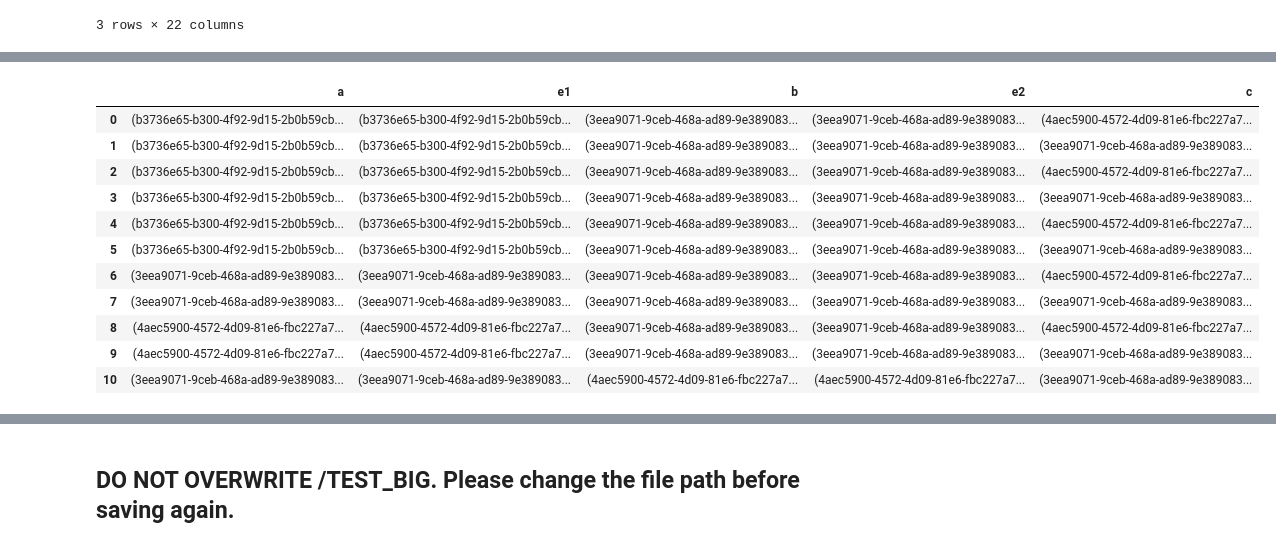
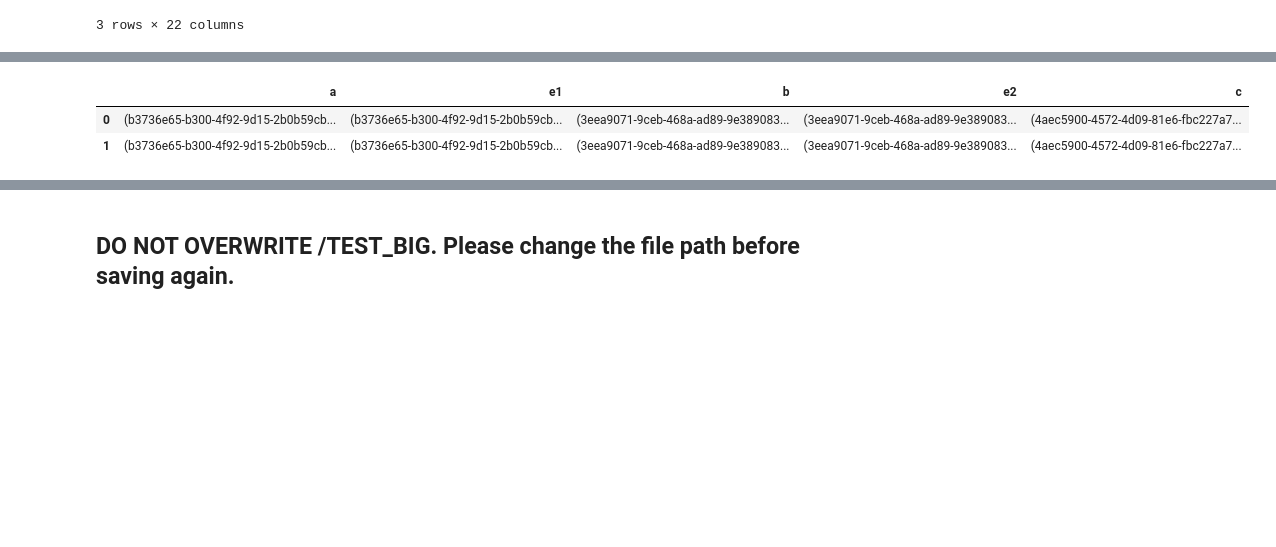
Before and after one commit to MBrend15/Public_Project_Repo, a Jupyter notebook: bam_create_graphframe_Edited.ipynb, the cells around one changed output, grey strips where cells are left out. Drawn from its saved outputs; the diff is of its cells as text; code cells hidden in the pictures; blank space fills up the shorter version.

```diff
--- a/bam_create_graphframe_Edited.ipynb
+++ b/bam_create_graphframe_Edited.ipynb
@@ -20,9 +43,4 @@ from graphframes import GraphFrame
 # %%
 # df_first_events.write.option("maxRecordsPerFile", 300000).mode("overwrite").parquet(f"{s3_url_trusted}/prod/graph/first_events")
 # %%
-df = spark.read.parquet(f"{s3_url_trusted}/prod/graph/first_events")\
-            .withColumn("image_path", getFileUDF(col("image_path"))) \
-            .withColumn("parent_image_path", getFileUDF(col("parent_image_path"))) \
-            .withColumn("new_path", getFileUDF(col("new_path"))) \
-            .withColumn("file_path", getFileUDF(col("file_path"))) \
-            .cache()
+df = readFirstEvents().cache()
@@ -420,18 +392,9 @@ g.edges.toPandas()
 # %%
-motifs2.toPandas()
+motifs2.limit(2).toPandas()
 # %% [output]
 |  | a | e1 | b | e2 | c |
 | 0 | (b3736e65-b300-4f92-9d15-2b0b59cb... | (b3736e65-b300-4f92-9d15-2b0b59cb... | (3eea9071-9ceb-468a-ad89-9e389083... | (3eea9071-9ceb-468a-ad89-9e389083... | (4aec5900-4572-4d09-81e6-fbc227a7... |
-| 1 | (b3736e65-b300-4f92-9d15-2b0b59cb... | (b3736e65-b300-4f92-9d15-2b0b59cb... | (3eea9071-9ceb-468a-ad89-9e389083... | (3eea9071-9ceb-468a-ad89-9e389083... | (3eea9071-9ceb-468a-ad89-9e389083... |
-| 2 | (b3736e65-b300-4f92-9d15-2b0b59cb... | (b3736e65-b300-4f92-9d15-2b0b59cb... | (3eea9071-9ceb-468a-ad89-9e389083... | (3eea9071-9ceb-468a-ad89-9e389083... | (4aec5900-4572-4d09-81e6-fbc227a7... |
-| 3 | (b3736e65-b300-4f92-9d15-2b0b59cb... | (b3736e65-b300-4f92-9d15-2b0b59cb... | (3eea9071-9ceb-468a-ad89-9e389083... | (3eea9071-9ceb-468a-ad89-9e389083... | (3eea9071-9ceb-468a-ad89-9e389083... |
-| 4 | (b3736e65-b300-4f92-9d15-2b0b59cb... | (b3736e65-b300-4f92-9d15-2b0b59cb... | (3eea9071-9ceb-468a-ad89-9e389083... | (3eea9071-9ceb-468a-ad89-9e389083... | (4aec5900-4572-4d09-81e6-fbc227a7... |
-| 5 | (b3736e65-b300-4f92-9d15-2b0b59cb... | (b3736e65-b300-4f92-9d15-2b0b59cb... | (3eea9071-9ceb-468a-ad89-9e389083... | (3eea9071-9ceb-468a-ad89-9e389083... | (3eea9071-9ceb-468a-ad89-9e389083... |
-| 6 | (3eea9071-9ceb-468a-ad89-9e389083... | (3eea9071-9ceb-468a-ad89-9e389083... | (3eea9071-9ceb-468a-ad89-9e389083... | (3eea9071-9ceb-468a-ad89-9e389083... | (4aec5900-4572-4d09-81e6-fbc227a7... |
-| 7 | (3eea9071-9ceb-468a-ad89-9e389083... | (3eea9071-9ceb-468a-ad89-9e389083... | (3eea9071-9ceb-468a-ad89-9e389083... | (3eea9071-9ceb-468a-ad89-9e389083... | (3eea9071-9ceb-468a-ad89-9e389083... |
-| 8 | (4aec5900-4572-4d09-81e6-fbc227a7... | (4aec5900-4572-4d09-81e6-fbc227a7... | (3eea9071-9ceb-468a-ad89-9e389083... | (3eea9071-9ceb-468a-ad89-9e389083... | (4aec5900-4572-4d09-81e6-fbc227a7... |
-| 9 | (4aec5900-4572-4d09-81e6-fbc227a7... | (4aec5900-4572-4d09-81e6-fbc227a7... | (3eea9071-9ceb-468a-ad89-9e389083... | (3eea9071-9ceb-468a-ad89-9e389083... | (3eea9071-9ceb-468a-ad89-9e389083... |
-| 10 | (3eea9071-9ceb-468a-ad89-9e389083... | (3eea9071-9ceb-468a-ad89-9e389083... | (4aec5900-4572-4d09-81e6-fbc227a7... | (4aec5900-4572-4d09-81e6-fbc227a7... | (3eea9071-9ceb-468a-ad89-9e389083... |
+| 1 | (b3736e65-b300-4f92-9d15-2b0b59cb... | (b3736e65-b300-4f92-9d15-2b0b59cb... | (3eea9071-9ceb-468a-ad89-9e389083... | (3eea9071-9ceb-468a-ad89-9e389083... | (4aec5900-4572-4d09-81e6-fbc227a7... |
 # %%
 import networkx as nx
 import matplotlib.pyplot as plt
```
Also changed, not shown: parts of 74 cells of this notebook, 1 other file.
